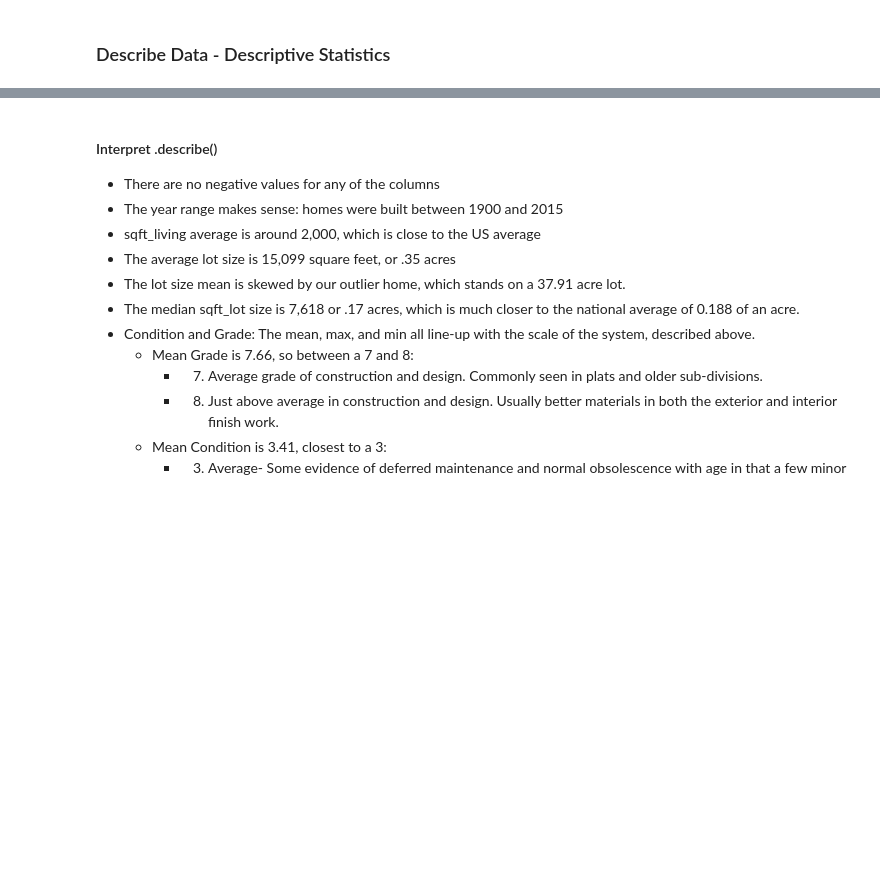
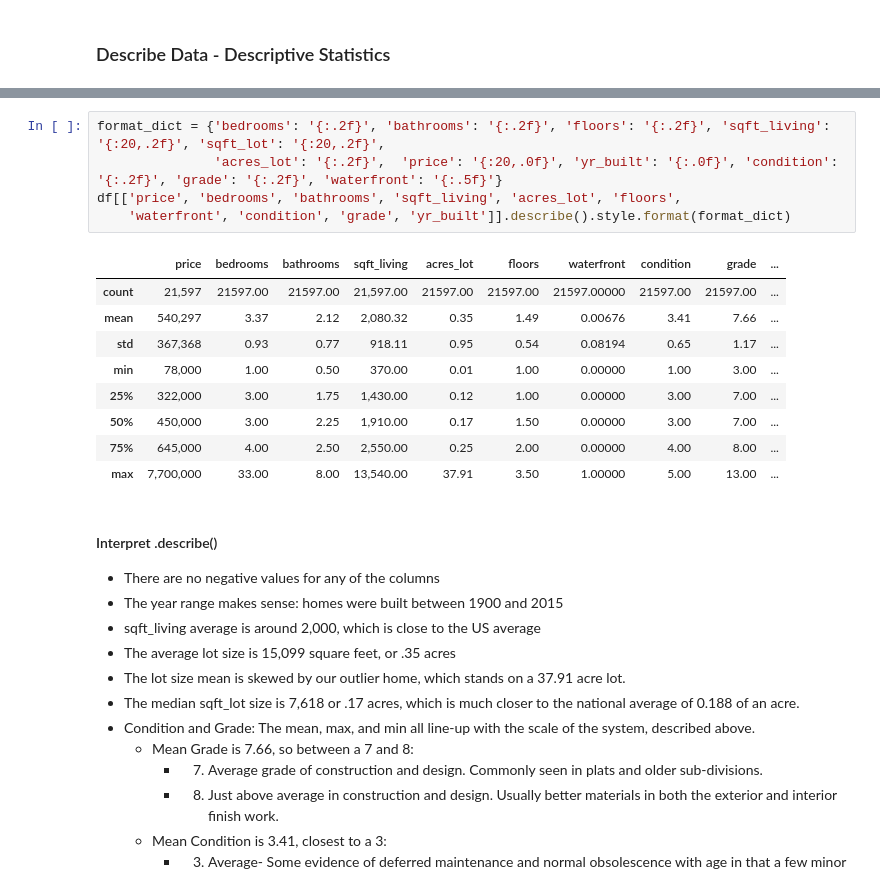
Before and after one commit to clairesarraille/kings_county, a Jupyter notebook: dsc-phase-2-project-main/student_deliver_08-07.ipynb, the cells around one changed output, grey strips where cells are left out. Cells and saved outputs as stored; diff of their text form; blank space fills up the shorter version.

Commit message:
fixed .describe()

```diff
--- a/dsc-phase-2-project-main/student_deliver_08-07.ipynb
+++ b/dsc-phase-2-project-main/student_deliver_08-07.ipynb
@@ -274,3 +262,18 @@ df[['price_millions', 'bedrooms', 'bathrooms', 'sqft_living', 'acres_lot', 'floo
+# %%
+format_dict = {'bedrooms': '{:.2f}', 'bathrooms': '{:.2f}', 'floors': '{:.2f}', 'sqft_living': '{:20,.2f}', 'sqft_lot': '{:20,.2f}',
+               'acres_lot': '{:.2f}',  'price': '{:20,.0f}', 'yr_built': '{:.0f}', 'condition': '{:.2f}', 'grade': '{:.2f}', 'waterfront': '{:.5f}'}
+df[['price', 'bedrooms', 'bathrooms', 'sqft_living', 'acres_lot', 'floors',
+    'waterfront', 'condition', 'grade', 'yr_built']].describe().style.format(format_dict)
+# %% [output]
+|  | price | bedrooms | bathrooms | sqft_living | acres_lot | floors | waterfront | condition | grade | ... |
+| count | 21,597 | 21597.00 | 21597.00 | 21,597.00 | 21597.00 | 21597.00 | 21597.00000 | 21597.00 | 21597.00 | ... |
+| mean | 540,297 | 3.37 | 2.12 | 2,080.32 | 0.35 | 1.49 | 0.00676 | 3.41 | 7.66 | ... |
+| std | 367,368 | 0.93 | 0.77 | 918.11 | 0.95 | 0.54 | 0.08194 | 0.65 | 1.17 | ... |
+| min | 78,000 | 1.00 | 0.50 | 370.00 | 0.01 | 1.00 | 0.00000 | 1.00 | 3.00 | ... |
+| 25% | 322,000 | 3.00 | 1.75 | 1,430.00 | 0.12 | 1.00 | 0.00000 | 3.00 | 7.00 | ... |
+| 50% | 450,000 | 3.00 | 2.25 | 1,910.00 | 0.17 | 1.50 | 0.00000 | 3.00 | 7.00 | ... |
+| 75% | 645,000 | 4.00 | 2.50 | 2,550.00 | 0.25 | 2.00 | 0.00000 | 4.00 | 8.00 | ... |
+| max | 7,700,000 | 33.00 | 8.00 | 13,540.00 | 37.91 | 3.50 | 1.00000 | 5.00 | 13.00 | ... |
 # %% [markdown]
 #### Interpret .describe()
 - There are no negative values for any of the columns
```
Also changed, not shown: parts of 1 cell of this notebook.
